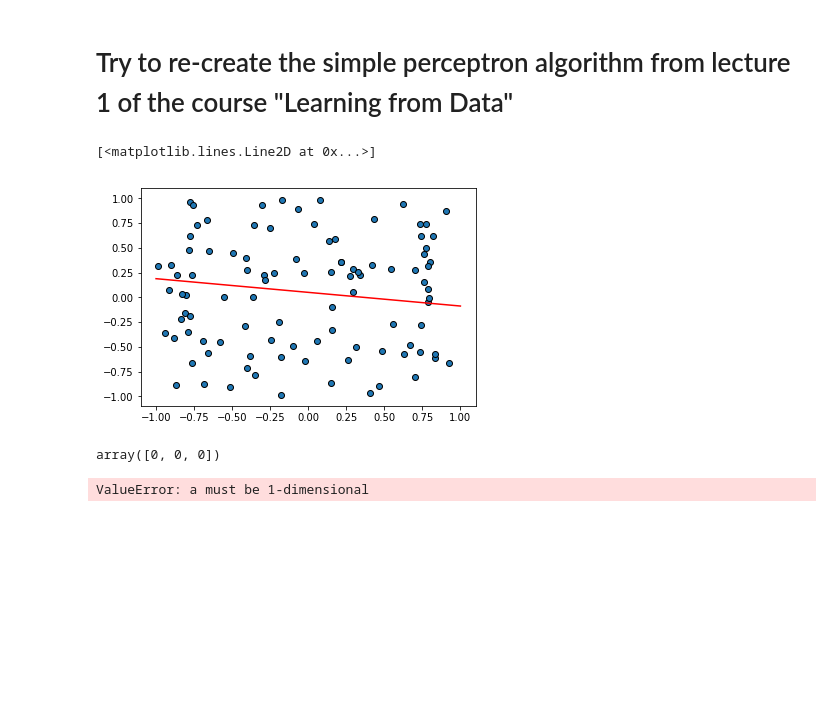
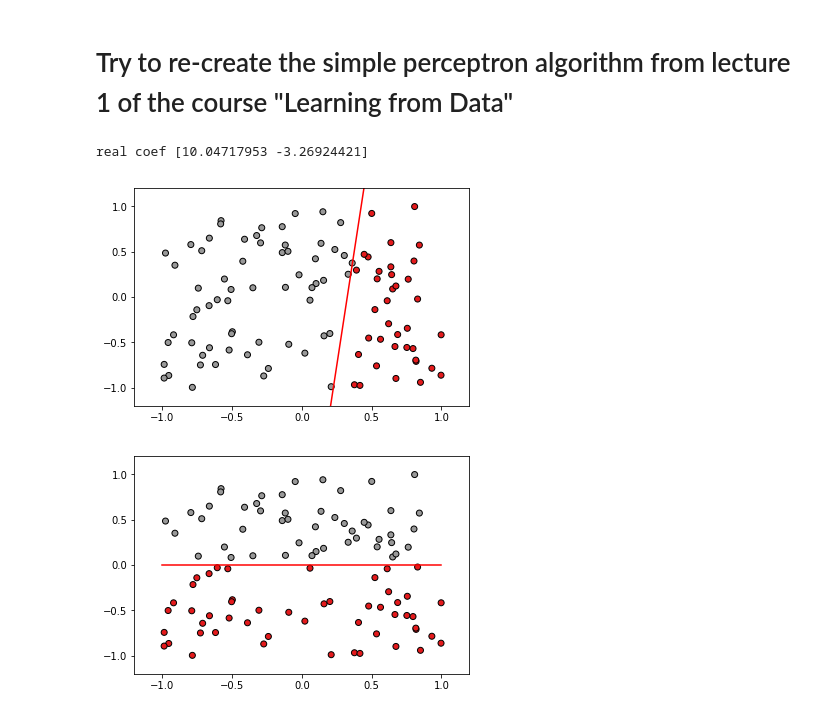
Before and after one commit to heroddaji/SurpriseDeep, a Jupyter notebook: applications/learning_from_data/1_simple_perceptron.ipynb, the cells around one changed output. Saved outputs shown, nothing was run; the diff lists cells and outputs as text; code cells hidden in the pictures; blank space fills up the shorter version.

```diff
--- a/applications/learning_from_data/1_simple_perceptron.ipynb
+++ b/applications/learning_from_data/1_simple_perceptron.ipynb
@@ -7,0 +9,20 @@ from numpy import random
+# %%
+def drawplot(X,Y,polynomial):
+    x_axis = np.linspace(-1, 1)
+    y_axis = polynomial(x_axis)
+    plt.clf()
+    plt.scatter(X[:,0], X[:,1],c=Y, cmap=plt.cm.Set1,edgecolor='k' )
+    plt.plot(x_axis, y_axis,color="red")
+    plt.ylim(-1.2,1.2)
+    plt.xlim(-1.2,1.2)
+# %%
+def caly(X, polynomial):
+    Y = np.zeros(len(X))
+    #now make any x1 above the line is 1, below is 0
+    for index,a in enumerate(X):
+        y = polynomial(a[0])
+        if a[1] > y:
+            Y[index] = 1
+        else:
+            Y[index] = -1
+    return Y
@@ -8,23 +36,21 @@ from numpy import random
 # %%
-X = np.random.uniform(-1,1,size=(100,2))
+#draw the real plot
+inputs = np.random.uniform(-1,1,size=(100,2))
 lineY = np.random.uniform(-1,1,size=(2,2))
 coef = np.polyfit(lineY[:,0], lineY[:,1],1)
+print('real coef', coef)
 poly = np.poly1d(coef)
-x_axis = np.linspace(-1, 1)
-y_axis = poly(x_axis)
+outputs = caly(inputs, poly)
+drawplot(inputs,outputs, poly)
+# %% [output]
+real coef [10.04717953 -3.26924421]
+[figure, added]
-# %%
-plt.clf()
-plt.scatter(X[:,0], X[:,1], cmap=plt.cm.Set1,edgecolor='k' )
-plt.plot(x_axis, y_axis,color="red")
-# %% [output]
-[<matplotlib.lines.Line2D at 0x...>]
-[figure, removed]
-# %%
-w = np.array([0,0,0])
-# %% [output]
-array([0, 0, 0])
-# %%
-ran_10 = np.random.choice(X,size=(5,2),replace=False)
-ran_10
-# %% [output]
-ValueError: a must be 1-dimensional
+# %%
+#start learning
+w = np.array([0,0]) #init weight to 0, w is also the first poly
+#now the function has the form x2 = w1*x1 + w0
+#let draw the init plot before any learning
+predict_y = caly(inputs, np.poly1d(w))
+drawplot(inputs,predict_y,np.poly1d(w))
+# %% [output]
+[figure, added]
```
Also changed, not shown: parts of 4 cells of this notebook.
